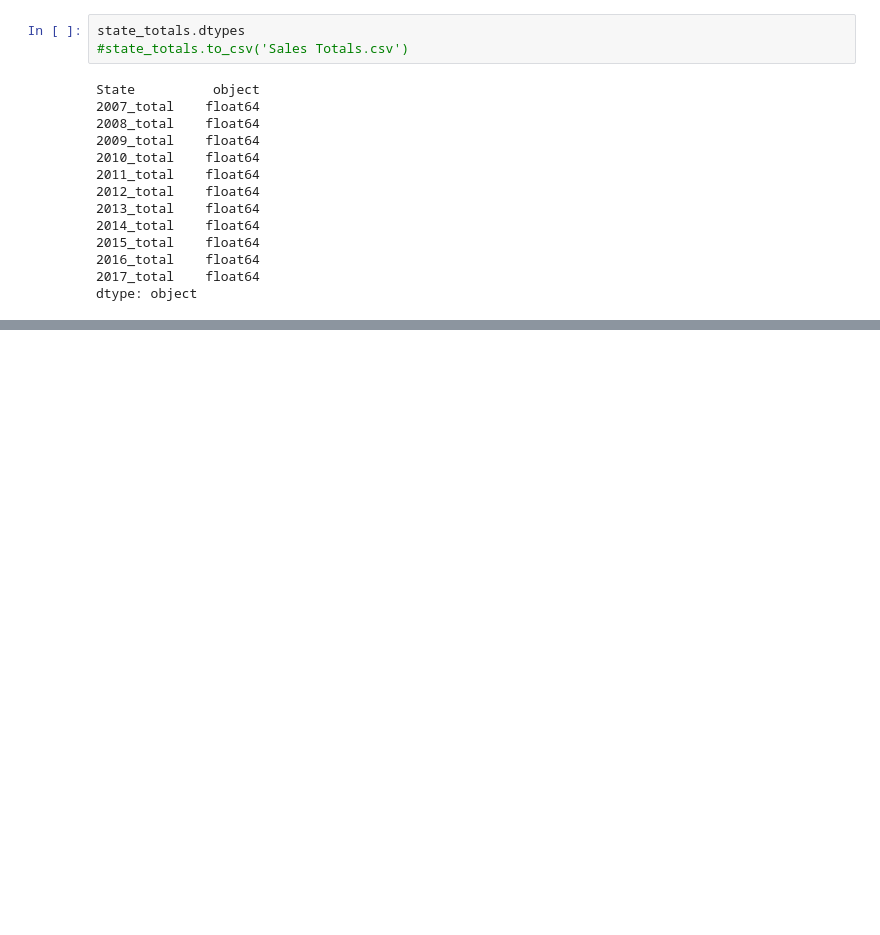
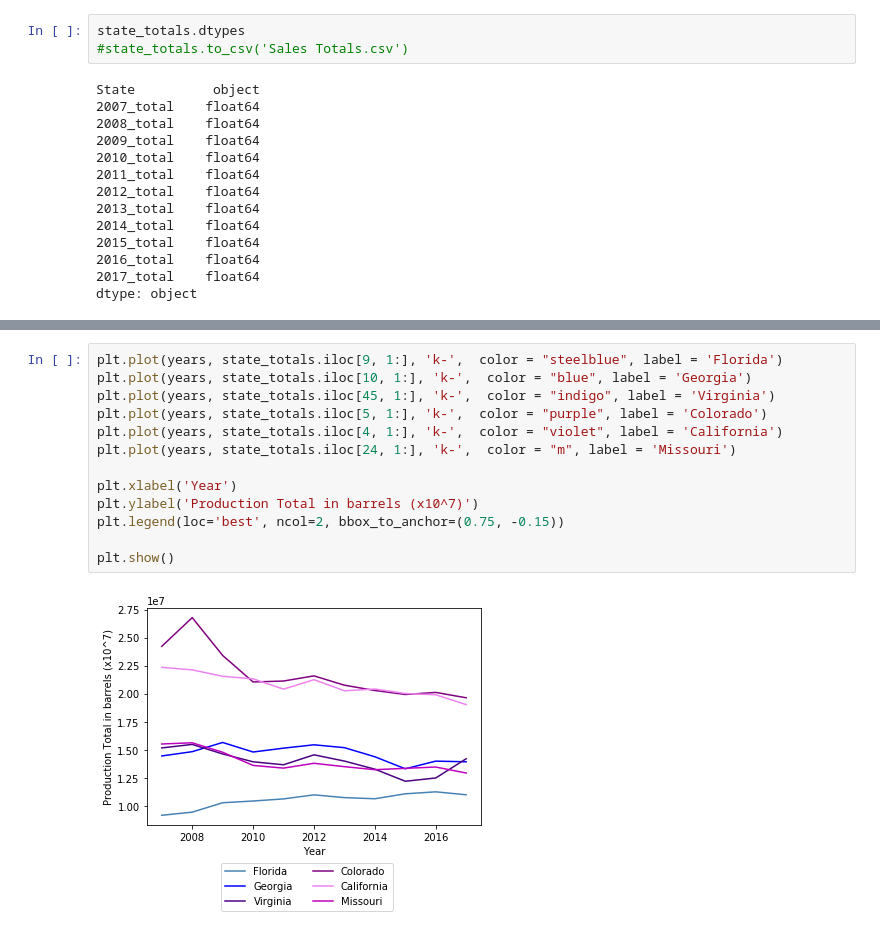
Before and after one commit to akhilliker/Project_1_Team_2, a Jupyter notebook: Lauren/Sales by Type.ipynb, the cells around one changed output, grey strips where cells are left out. Drawn from its saved outputs; the diff is of its cells as text; blank space fills up the shorter version.

```diff
--- a/Lauren/Sales by Type.ipynb
+++ b/Lauren/Sales by Type.ipynb
@@ -298,0 +343,15 @@ plt.show()
+# %%
+plt.plot(years, state_totals.iloc[9, 1:], 'k-',  color = "steelblue", label = 'Florida')
+plt.plot(years, state_totals.iloc[10, 1:], 'k-',  color = "blue", label = 'Georgia')
+plt.plot(years, state_totals.iloc[45, 1:], 'k-',  color = "indigo", label = 'Virginia')
+plt.plot(years, state_totals.iloc[5, 1:], 'k-',  color = "purple", label = 'Colorado')
+plt.plot(years, state_totals.iloc[4, 1:], 'k-',  color = "violet", label = 'California')
+plt.plot(years, state_totals.iloc[24, 1:], 'k-',  color = "m", label = 'Missouri')
+
+plt.xlabel('Year')
+plt.ylabel('Production Total in barrels (x10^7)')
+plt.legend(loc='best', ncol=2, bbox_to_anchor=(0.75, -0.15))
+
+plt.show()
+# %% [output]
+[figure, added]
```
Also changed, not shown: parts of 4 cells of this notebook, 1 other file.
